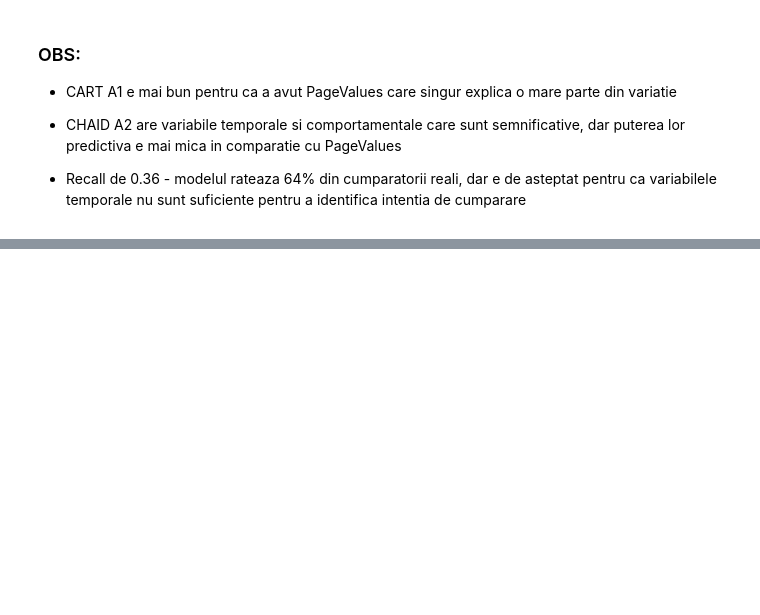
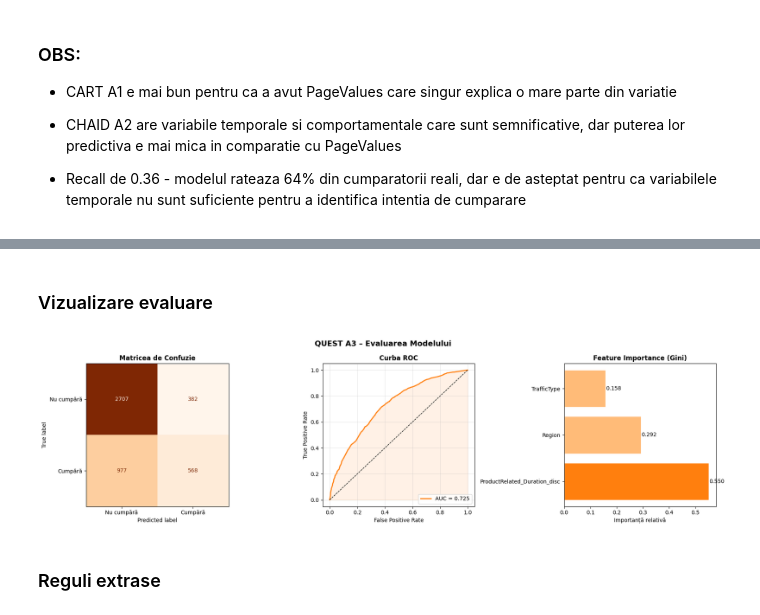
Before and after one commit to BejenaruIoanMatei/Online-Shoppers-Purchasing-Intention, a Jupyter notebook: notebooks/OnlinePurchasing/arbori.ipynb, the cells around one changed output, grey strips where cells are left out. Saved outputs shown, nothing was run; the diff lists cells and outputs as text; code cells hidden in the pictures; blank space fills up the shorter version.

```diff
--- a/notebooks/OnlinePurchasing/arbori.ipynb
+++ b/notebooks/OnlinePurchasing/arbori.ipynb
@@ -512,0 +529,5 @@ pd.DataFrame([results_a2]).to_csv('../../outputs/chaid_a2_results.csv', index=Fa
+# %%
+train_test_sets = joblib.load('../../data/processed/train_test_sets.pkl')
+X_train, X_test, y_train, y_test = train_test_sets['A3_QUEST']
+
+print(f"\nTrain: {X_train.shape} | Test: {X_test.shape}")
@@ -512,0 +748,36 @@ pd.DataFrame([results_a2]).to_csv('../../outputs/chaid_a2_results.csv', index=Fa
+# %% [markdown]
+### Vizualizare evaluare
+# %%
+fig, axes = plt.subplots(1, 3, figsize=(18, 5))
+fig.suptitle('QUEST A3 – Evaluarea Modelului', fontsize=14, fontweight='bold')
+
+disp = ConfusionMatrixDisplay(confusion_matrix=cm,
+                               display_labels=['Nu cumpără', 'Cumpără'])
+disp.plot(ax=axes[0], colorbar=False, cmap='Oranges')
+axes[0].set_title('Matricea de Confuzie', fontweight='bold')
+
+fpr, tpr, _ = roc_curve(y_test, y_pred_prob)
+axes[1].plot(fpr, tpr, color='#ff7f0e', lw=2, label=f'AUC = {auc:.3f}')
+axes[1].plot([0, 1], [0, 1], 'k--', lw=1)
+axes[1].fill_between(fpr, tpr, alpha=0.1, color='#ff7f0e')
+axes[1].set_xlabel('False Positive Rate')
+axes[1].set_ylabel('True Positive Rate')
+axes[1].set_title('Curba ROC', fontweight='bold')
+axes[1].legend(loc='lower right')
+axes[1].grid(alpha=0.3)
+
+importances = quest_final.feature_importances_
+colors = ['#ff7f0e' if i == np.argmax(importances) else '#ffbb78'
+          for i in range(len(importances))]
+axes[2].barh(feature_names, importances, color=colors, edgecolor='white')
+axes[2].set_title('Feature Importance (Gini)', fontweight='bold')
+axes[2].set_xlabel('Importanță relativă')
+for i, v in enumerate(importances):
+    axes[2].text(v + 0.002, i, f'{v:.3f}', va='center', fontsize=10)
+
+plt.tight_layout()
+plt.show()
+# %% [output]
+[figure, added]
+# %% [markdown]
+### Reguli extrase
```
Also changed, not shown: parts of 23 cells of this notebook, 1 other file.
